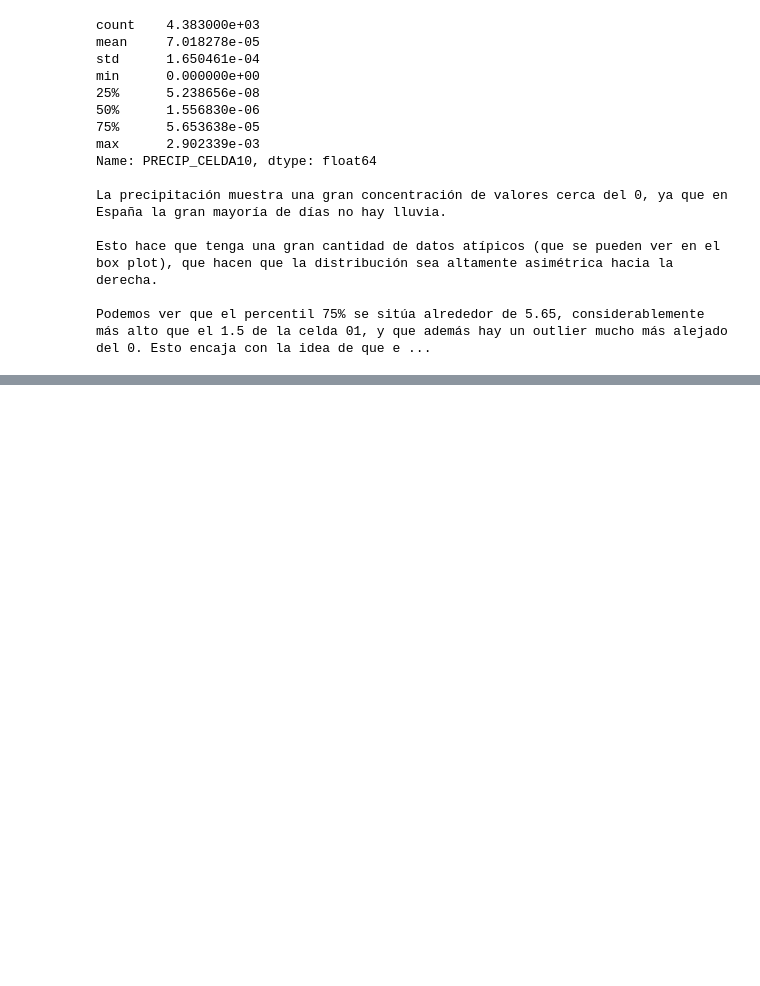
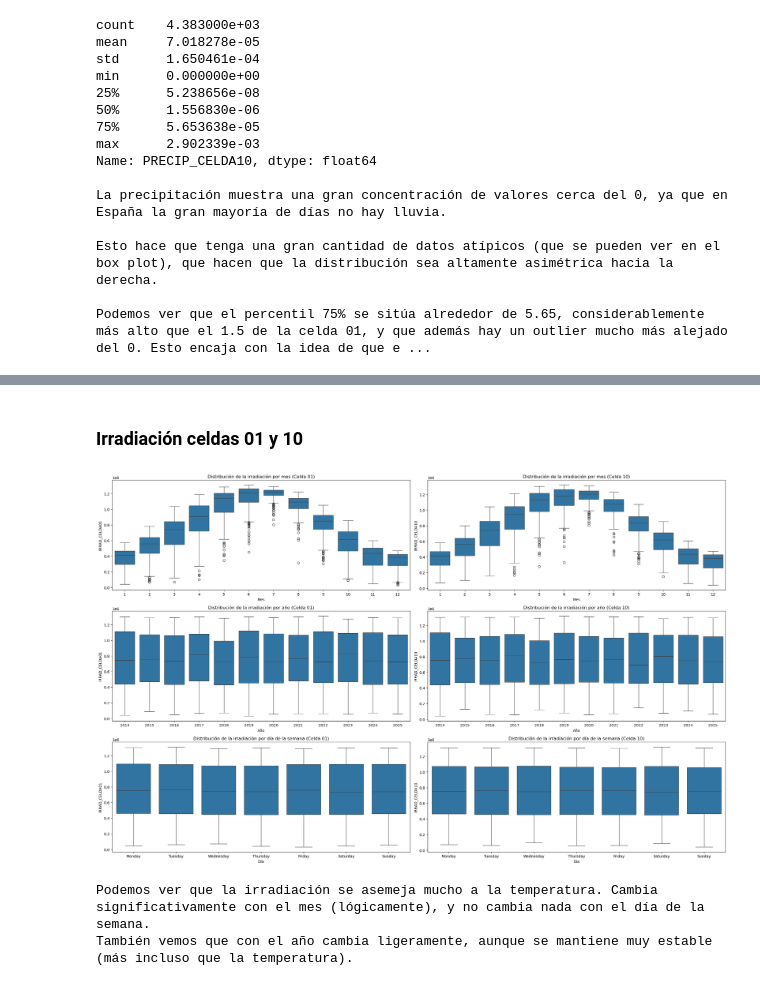
Before and after one commit to AlbertoRodvic/t1_estadistica_descriptiva, a Jupyter notebook: Apartado 1.ipynb, the cells around one changed output, grey strips where cells are left out. Drawn from its saved outputs; the diff is of its cells as text; code cells hidden in the pictures; blank space fills up the shorter version.

```diff
--- a/Apartado 1.ipynb
+++ b/Apartado 1.ipynb
@@ -339,0 +420,53 @@ Podemos ver que el percentil 75% se sitúa alrededor de 5.65, considerablemente
+# %% [markdown]
+### Irradiación celdas 01 y 10
+# %%
+fig, axes = plt.subplots(nrows=3, ncols=2, figsize=(24, 15))
+
+days_order = ['Monday', 'Tuesday', 'Wednesday', 'Thursday', 'Friday', 'Saturday', 'Sunday']
+
+# COLUMNA DE LA IZQUIERDA: CELDA 01
+
+# 1. Distribución por mes
+sns.boxplot(x='MES', y='IRRAD_CELDA01', data=df_orig_irrad, ax=axes[0, 0])
+axes[0, 0].set_title('Distribución de la irradiación por mes (Celda 01)')
+axes[0, 0].set_xlabel('Mes')
+
+# 2. Distribución por año
+sns.boxplot(x='ANNO', y='IRRAD_CELDA01', data=df_orig_irrad, ax=axes[1, 0])
+axes[1, 0].set_title('Distribución de la irradiación por año (Celda 01)')
+axes[1, 0].set_xlabel('Año')
+
+# 3. Distribución por día de la semana
+sns.boxplot(x='DIA', y='IRRAD_CELDA01', data=df_orig_irrad, order=days_order, ax=axes[2, 0])
+axes[2, 0].set_title('Distribución de la irradiación por día de la semana (Celda 01)')
+axes[2, 0].set_xlabel('Día')
+
+
+# COLUMNA DE LA DERECHA: CELDA 10
+
+# 1. Distribución por mes
+sns.boxplot(x='MES', y='IRRAD_CELDA10', data=df_orig_irrad, ax=axes[0, 1])
+axes[0, 1].set_title('Distribución de la irradiación por mes (Celda 10)')
+axes[0, 1].set_xlabel('Mes')
+
+# 2. Distribución por año
+sns.boxplot(x='ANNO', y='IRRAD_CELDA10', data=df_orig_irrad, ax=axes[1, 1])
+axes[1, 1].set_title('Distribución de la irradiación por año (Celda 10)')
+axes[1, 1].set_xlabel('Año')
+
+# 3. Distribución por día de la semana
+sns.boxplot(x='DIA', y='IRRAD_CELDA10', data=df_orig_irrad, order=days_order, ax=axes[2, 1])
+axes[2, 1].set_title('Distribución de la irradiación por día de la semana (Celda 10)')
+axes[2, 1].set_xlabel('Día')
+
+plt.tight_layout()
+plt.show()
+
+
+print("""
+Podemos ver que la irradiación se asemeja mucho a la temperatura. Cambia significativamente con el mes (lógicamente), y no cambia nada con el día de la semana.
+También vemos que con el año cambia ligeramente, aunque se mantiene muy estable (más incluso que la temperatura).""")
+# %% [output]
+[figure, added]
+Podemos ver que la irradiación se asemeja mucho a la temperatura. Cambia significativamente con el mes (lógicamente), y no cambia nada con el día de la semana.
+También vemos que con el año cambia ligeramente, aunque se mantiene muy estable (más incluso que la temperatura).
```
Also changed, not shown: parts of 7 cells of this notebook, 1 other file.
